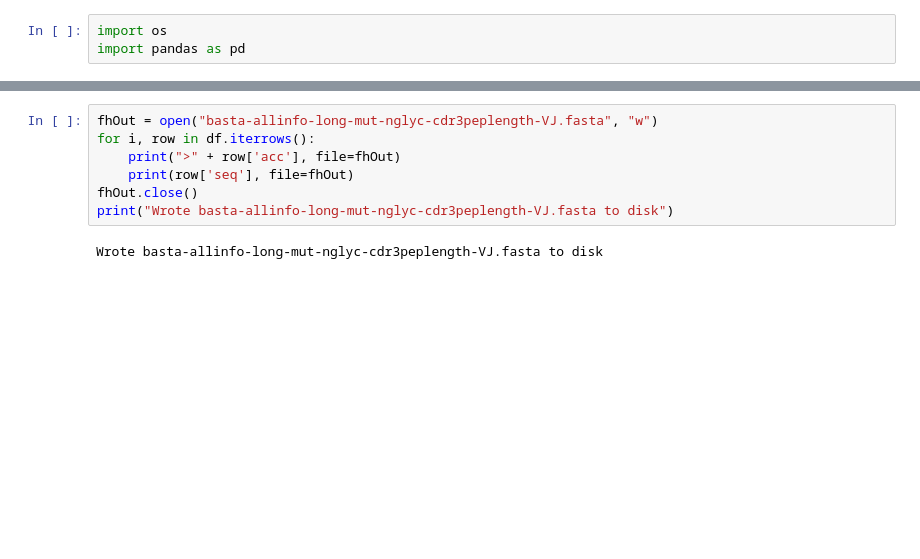
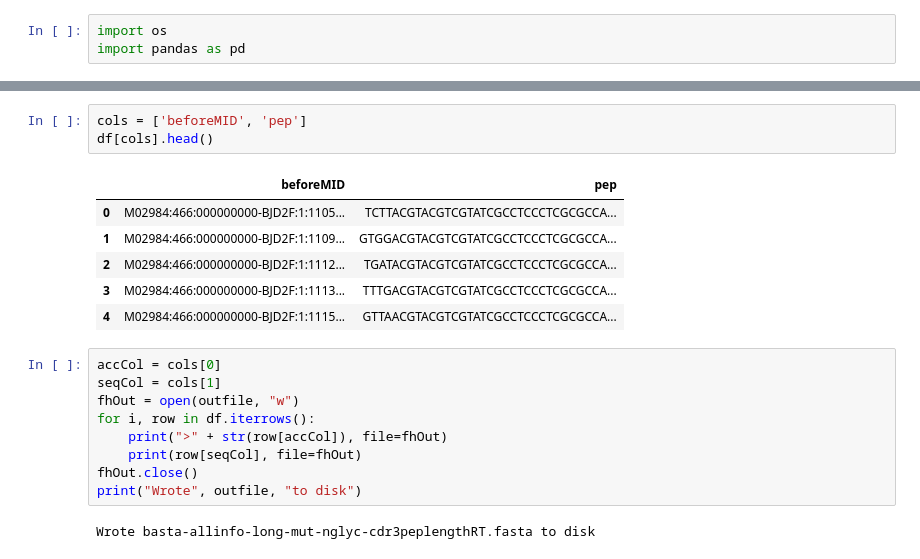
Before and after one commit to EDS-Bioinformatics-Laboratory/reseda, a Jupyter notebook: NOTEBOOKS/XlsToFasta.ipynb, the cells around one changed output, grey strips where cells are left out. Drawn from its saved outputs; the diff is of its cells as text; blank space fills up the shorter version.

```diff
--- a/NOTEBOOKS/XlsToFasta.ipynb
+++ b/NOTEBOOKS/XlsToFasta.ipynb
@@ -48,9 +53,21 @@ len(df)
+# %%
+cols = ['beforeMID', 'pep']
+df[cols].head()
+# %% [output]
+|  | beforeMID | pep |
+| 0 | M02984:466:000000000-BJD2F:1:1105... | TCTTACGTACGTCGTATCGCCTCCCTCGCGCCA... |
+| 1 | M02984:466:000000000-BJD2F:1:1109... | GTGGACGTACGTCGTATCGCCTCCCTCGCGCCA... |
+| 2 | M02984:466:000000000-BJD2F:1:1112... | TGATACGTACGTCGTATCGCCTCCCTCGCGCCA... |
+| 3 | M02984:466:000000000-BJD2F:1:1113... | TTTGACGTACGTCGTATCGCCTCCCTCGCGCCA... |
+| 4 | M02984:466:000000000-BJD2F:1:1115... | GTTAACGTACGTCGTATCGCCTCCCTCGCGCCA... |
 # %%
-fhOut = open("basta-allinfo-long-mut-nglyc-cdr3peplength-VJ.fasta", "w")
+accCol = cols[0]
+seqCol = cols[1]
+fhOut = open(outfile, "w")
 for i, row in df.iterrows():
-    print(">" + row['acc'], file=fhOut)
-    print(row['seq'], file=fhOut)
+    print(">" + str(row[accCol]), file=fhOut)
+    print(row[seqCol], file=fhOut)
 fhOut.close()
-print("Wrote basta-allinfo-long-mut-nglyc-cdr3peplength-VJ.fasta to disk")
+print("Wrote", outfile, "to disk")
 # %% [output]
-Wrote basta-allinfo-long-mut-nglyc-cdr3peplength-VJ.fasta to disk
+Wrote basta-allinfo-long-mut-nglyc-cdr3peplengthRT.fasta to disk
```
Also changed, not shown: parts of 4 cells of this notebook, 1 other file.
